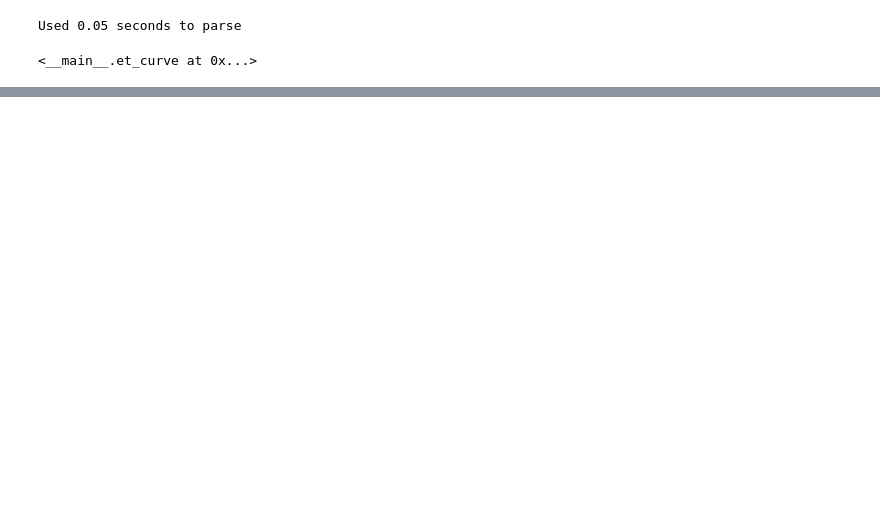
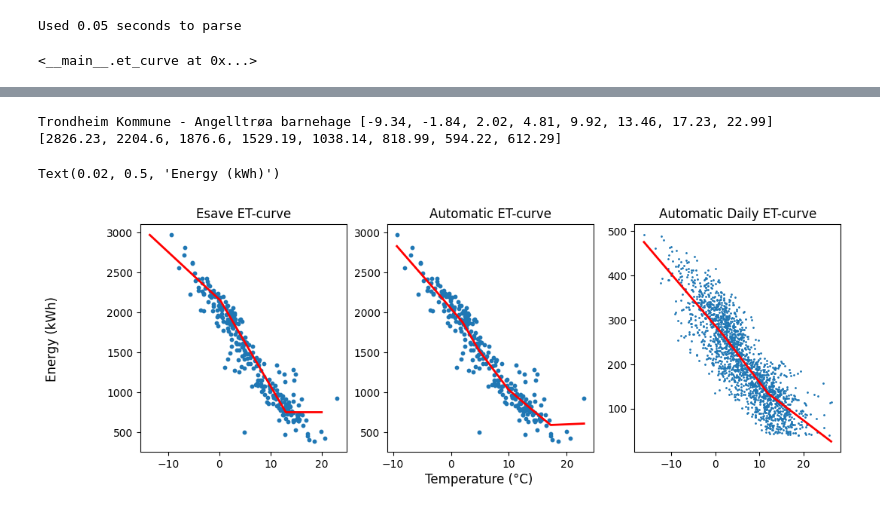
Before and after one commit to dagokl/trdk02_energy_consumption, a Jupyter notebook: models/resources/et_regression.ipynb, the cells around one changed output, grey strips where cells are left out. Saved outputs shown, nothing was run; the diff lists cells and outputs as text; code cells hidden in the pictures; blank space fills up the shorter version.

```diff
--- a/models/resources/et_regression.ipynb
+++ b/models/resources/et_regression.ipynb
@@ -363,0 +356,39 @@ Saturday
+# %%
+# plot first et curve
+building_name, model = list(et_curves_dict.items())[0]
+# [-9.342857142857143, 14.079166666666667, 22.99404761904762] [2938.3453717316424, 785.9782037787904, 465.3777628245564]
+# get energy for that building
+energy_series = building_weekly_dfs[building_name]['Totalt']
+# esaves curve
+esave_dx = [-13.6, 0.2, 13, 20]
+esave_dy = [2967, 2149.1, 754, 754]
+esave_curve = et_curve(esave_dx, esave_dy)
+
+print(building_name, model.dx, model.dy)
+
+# plot first et curve with daily data
+daily_energy = building_daily_dfs[building_name]['Totalt']
+# create et curve
+daily_et = generate_et_curve2(daily_energy, temp_voll_daily_mean, 1000, False)
+
+# create subplot with 3 plots side by side
+fig, ax = plt.subplots(1, 3, figsize=(12, 4))
+ax[0].plot(esave_curve.dx, esave_curve.dy, color='red', linewidth=2)
+ax[0].scatter(temp_voll_weekly_mean, energy_series, s=10)
+ax[0].set_title('Esave ET-curve')
+
+ax[1].plot(model.dx, model.dy, color='red', linewidth=2)
+ax[1].scatter(temp_voll_weekly_mean, energy_series, s=10)
+ax[1].set_title('Automatic ET-curve')
+
+ax[2].plot(daily_et.dx, daily_et.dy, color='red', linewidth=2)
+ax[2].scatter(temp_voll_daily_mean, daily_energy, s=1)
+ax[2].set_title('Automatic Daily ET-curve')
+
+# set labels
+fig.supxlabel('Temperature (°C)')
+fig.supylabel('Energy (kWh)')
+# %% [output]
+Trondheim Kommune - Angelltrøa barnehage [-9.34, -1.84, 2.02, 4.81, 9.92, 13.46, 17.23, 22.99] [2826.23, 2204.6, 1876.6, 1529.19, 1038.14, 818.99, 594.22, 612.29]
+Text(0.02, 0.5, 'Energy (kWh)')
+[figure, added]
```
Also changed, not shown: parts of 8 cells of this notebook, 9 other files.
